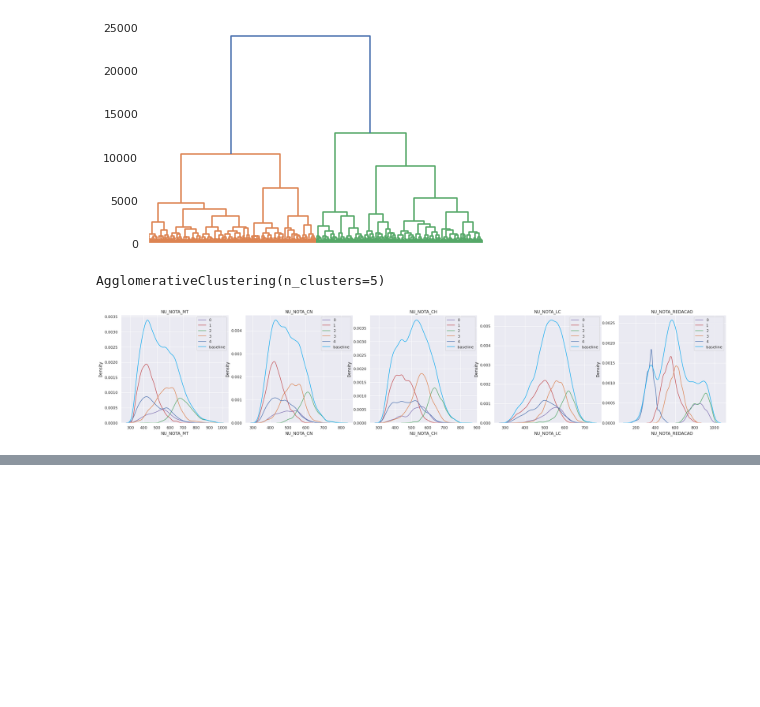
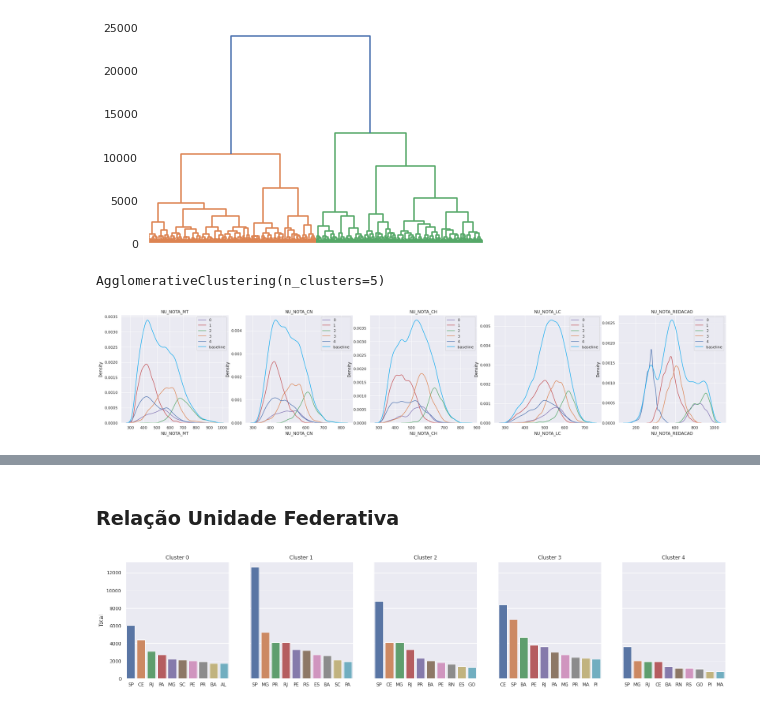
Before and after one commit to gsoaresbaptista/enem-regression, a Jupyter notebook: experiments/grade_regression.ipynb, the cells around one changed output, grey strips where cells are left out. Drawn from its saved outputs; the diff is of its cells as text; code cells hidden in the pictures; blank space fills up the shorter version.

```diff
--- a/experiments/grade_regression.ipynb
+++ b/experiments/grade_regression.ipynb
@@ -350,0 +409,16 @@ for idx, column in enumerate(features_corr[:5]):
+# %% [markdown]
+### Relação Unidade Federativa
+# %%
+fig, ax = plt.subplots(ncols=5, figsize=(25, 5), sharey=True)
+colors = sns.color_palette('pastel')[0:5]
+
+for idx,group in enumerate(groups):
+    g = group['SG_UF_ESC'].dropna().value_counts().sort_values(ascending=False)
+    count = g.values[0:10]
+    labels = g.index[0:10]
+
+    g = sns.barplot(x=labels, y=100*count, ax=ax[idx])
+    g.set_title(f'Cluster {idx}')
+    if idx == 0: g.set_ylabel('Total')
+# %% [output]
+[figure, added]
```
Also changed, not shown: parts of 10 cells of this notebook.
